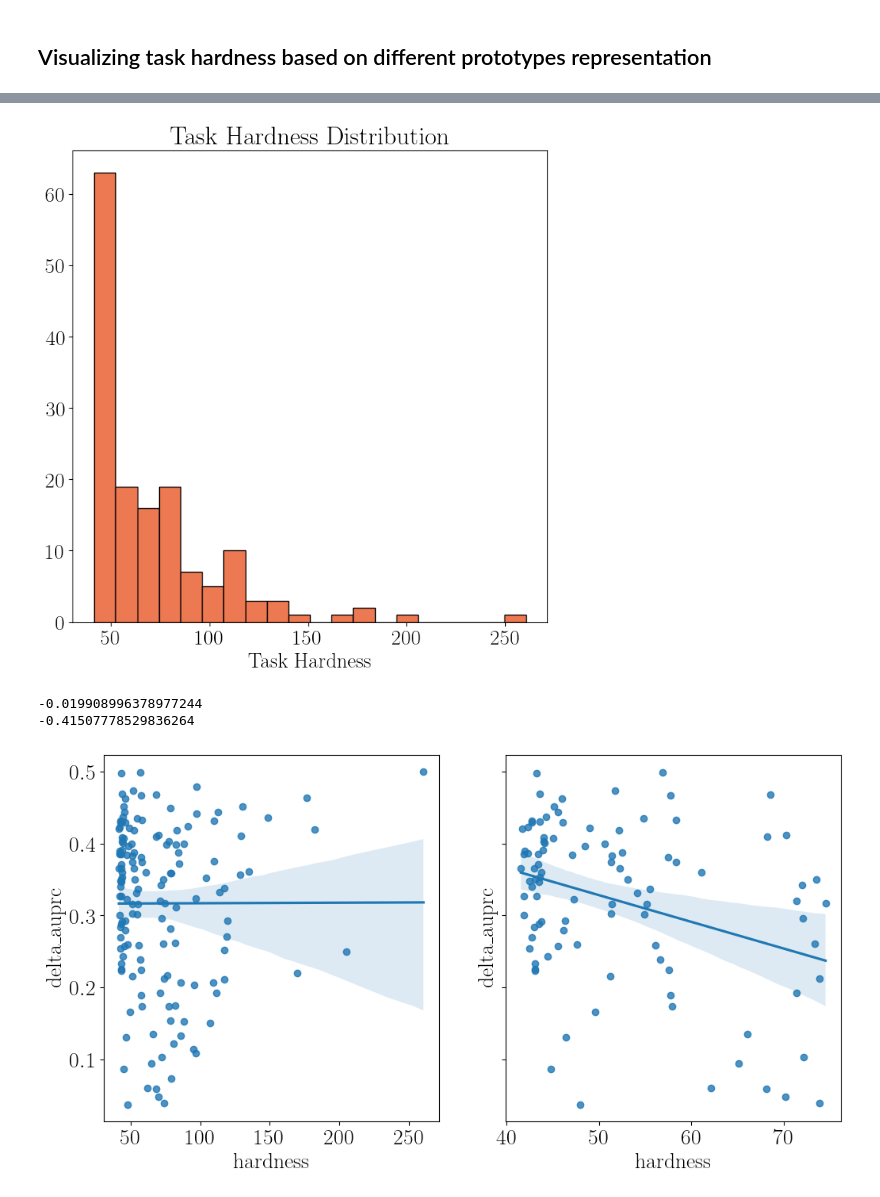
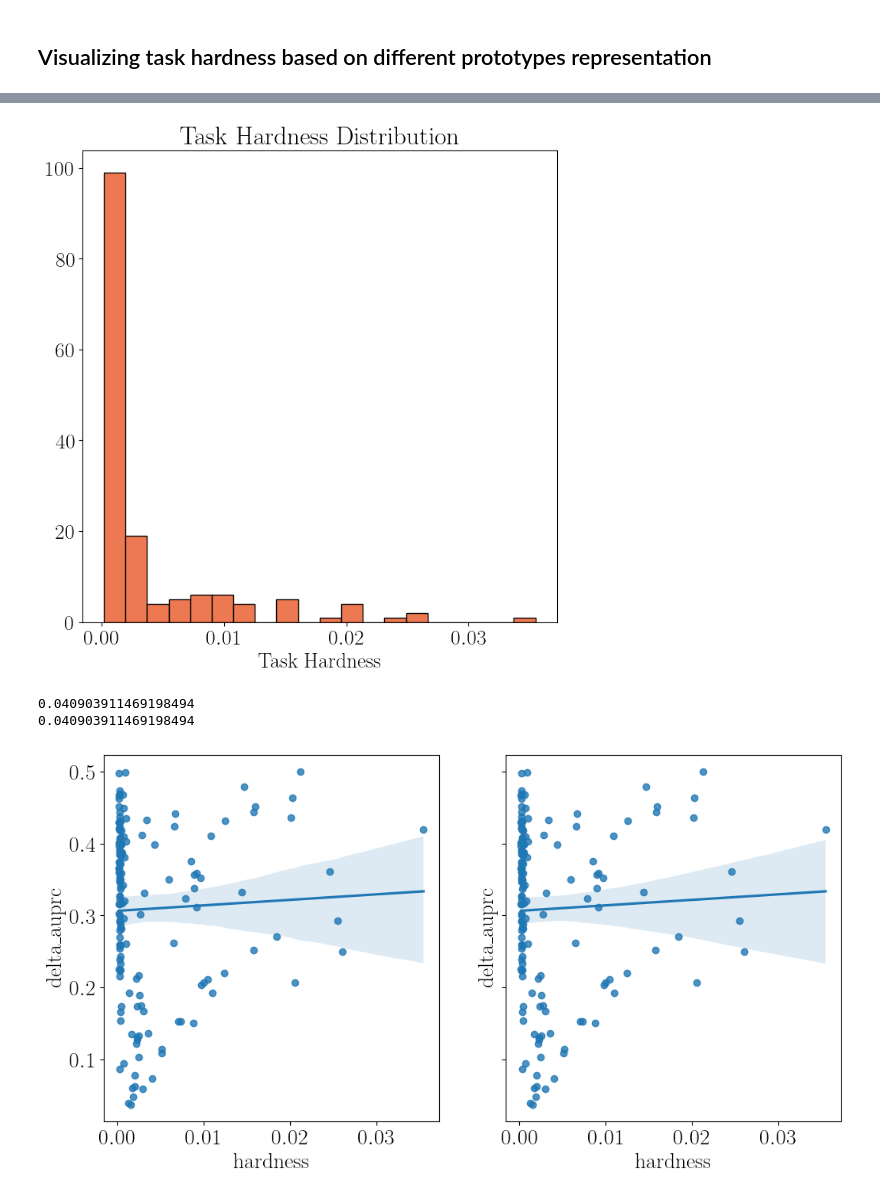
Before and after one commit to HFooladi/FS-Mol, a Jupyter notebook: notebooks/ProtoNet_repr.ipynb, the cells around one changed output, grey strips where cells are left out. Saved outputs shown, nothing was run; the diff lists cells and outputs as text; code cells hidden in the pictures.

Commit message:
add analysis for inter and intra task hardness

```diff
--- a/notebooks/ProtoNet_repr.ipynb
+++ b/notebooks/ProtoNet_repr.ipynb
@@ -429,8 +434,16 @@ array([[<AxesSubplot:title={'center':'num_samples'}>]], dtype=object)
 
 %matplotlib inline
 
-PATH_TO_HARDNESS = os.path.join(FS_MOL_DATASET_PATH, 'test/hardness/desc2D_pos_norm2_0.1.csv')
-hardness_df = pd.read_csv(PATH_TO_HARDNESS)
+PATH_TO_HARDNESS_POS = os.path.join(FS_MOL_DATASET_PATH, "test/hardness/pcqm4mv2_graphormer_base_pos_cosine_0.01.csv")
+PATH_TO_HARDNESS_NEG = os.path.join(FS_MOL_DATASET_PATH, "test/hardness/pcqm4mv2_graphormer_base_neg_cosine_0.01.csv")
+hardness_df_pos = pd.read_csv(PATH_TO_HARDNESS_POS)
+hardness_df_neg = pd.read_csv(PATH_TO_HARDNESS_NEG)
+
+hardness_df = pd.merge(hardness_df_pos, hardness_df_neg, on='task_name')
+hardness_df['hardness'] = hardness_df['hardness_x'] + hardness_df['hardness_y']
+hardness_df.rename(columns = {'task_name':'assay'}, inplace = True)
+
+print(hardness_df['hardness_x'].corr(hardness_df['hardness_y']))
 
 import matplotlib.pyplot as plt
 import seaborn as sns
@@ -457,4 +481,4 @@ ax.set_title("Task Hardness Distribution")
 ax.set_xlabel("Task Hardness")
 plt.show()
 # %% [output]
-[figure, old version]
+[figure, new version]
@@ -466,19 +485,26 @@ hard.columns = ['assay', 'hardness']
+# %%
+AVAILABLE_EXP_NAME = ["FSMol_Eval_ProtoNet_2023-02-15_12-21-54",
+                      "FSMol_Eval_MAML_2023-02-17_14-14-19",]
+exp_name = "FSMol_Eval_ProtoNet_2023-02-15_12-21-54"
+model = "ProtoNet"
+evaluation_output_directory = os.path.join(FS_MOL_CHECKOUT_PATH, "outputs", exp_name)
+output_results = pd.read_csv(os.path.join(evaluation_output_directory, "summary", f"{model}_summary_num_train_requested_128.csv"))
 # %%
 # Visualizing the Hardness vs Performance (Caclulated correlation)
 import seaborn as sns
-x = pd.merge(output_results[['assay', 'delta_auprc', 'roc_auc']], hard, on="assay")
+x = pd.merge(output_results[['assay', 'delta_auprc', 'roc_auc']], hardness_df, on="assay")
 print(x['hardness'].corr( x['roc_auc']))
 
-z = x[x['hardness'] < 75]
+z = x[x['hardness'] < 125]
 print(z['hardness'].corr( z['roc_auc']))
 
 fig, (ax1, ax2) = plt.subplots(ncols=2, sharey=True, figsize=(12, 6))
 sns.regplot(x="hardness", y="delta_auprc",data=x, ax=ax1)
 sns.regplot(x="hardness", y="delta_auprc",data=z, ax=ax2)
 #ax[0].set(xlabel='chemical space hardness')
 #ax[1].set(xlabel='chemical space hardness')
 plt.show()
 # %% [output]
--0.019908996378977244
--0.41507778529836264
+0.040903911469198494
+0.040903911469198494
-[figure, old version]
+[figure, new version]
```
Also changed, not shown: parts of 34 cells of this notebook.
